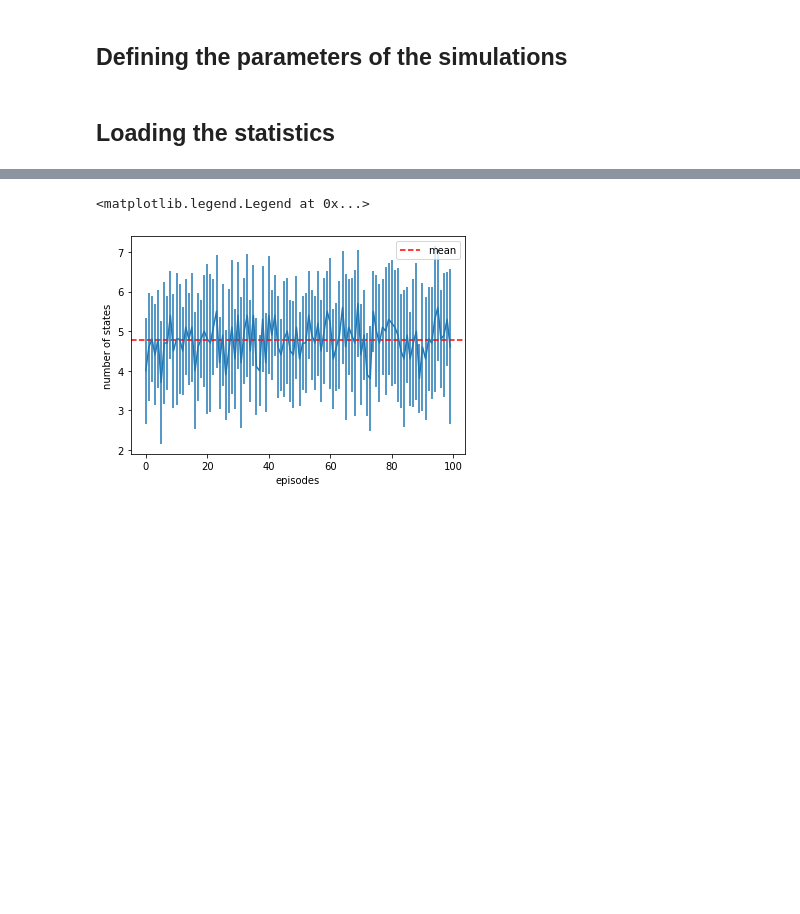
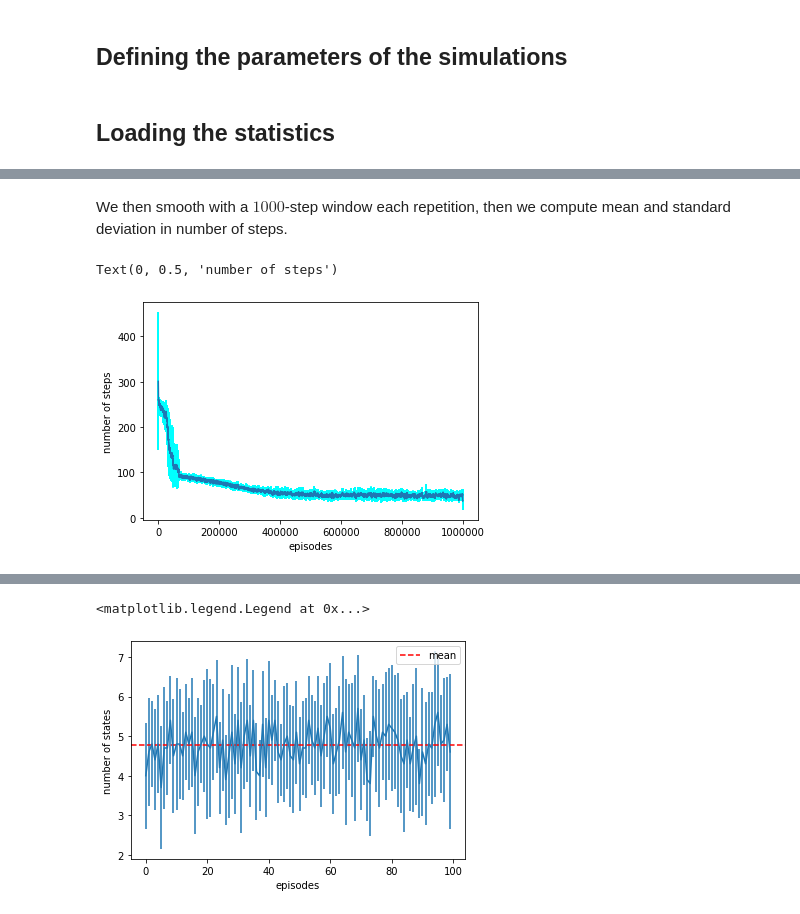
Before and after one commit to FMZennaro/CTF-SQL, a Jupyter notebook: Simulation1_1 - Analysis.ipynb, the cells around one changed output, grey strips where cells are left out. Drawn from its saved outputs; the diff is of its cells as text; code cells hidden in the pictures; blank space fills up the shorter version.

```diff
--- a/Simulation1_1 - Analysis.ipynb
+++ b/Simulation1_1 - Analysis.ipynb
@@ -47,0 +63,12 @@ Text(0, 0.5, 'number of states')
+# %% [markdown]
+We then smooth with a $1000$-step window each repetition, then we compute mean and standard deviation in number of steps.
+# %%
+mean_smmothed = np.mean(uniform_filter1d(train_data[:,0,:],axis=1,size=1000,mode='nearest'),axis=0)
+std_smmothed = np.std(uniform_filter1d(train_data[:,0,:],axis=1,size=1000,mode='nearest'),axis=0)
+
+plt.errorbar(range(n_episodes_training),mean_smmothed,yerr=std_smmothed,ecolor='cyan')
+plt.xlabel('episodes')
+plt.ylabel('number of steps')
+# %% [output]
+Text(0, 0.5, 'number of steps')
+[figure, added]
```
Also changed, not shown: parts of 9 cells of this notebook.
